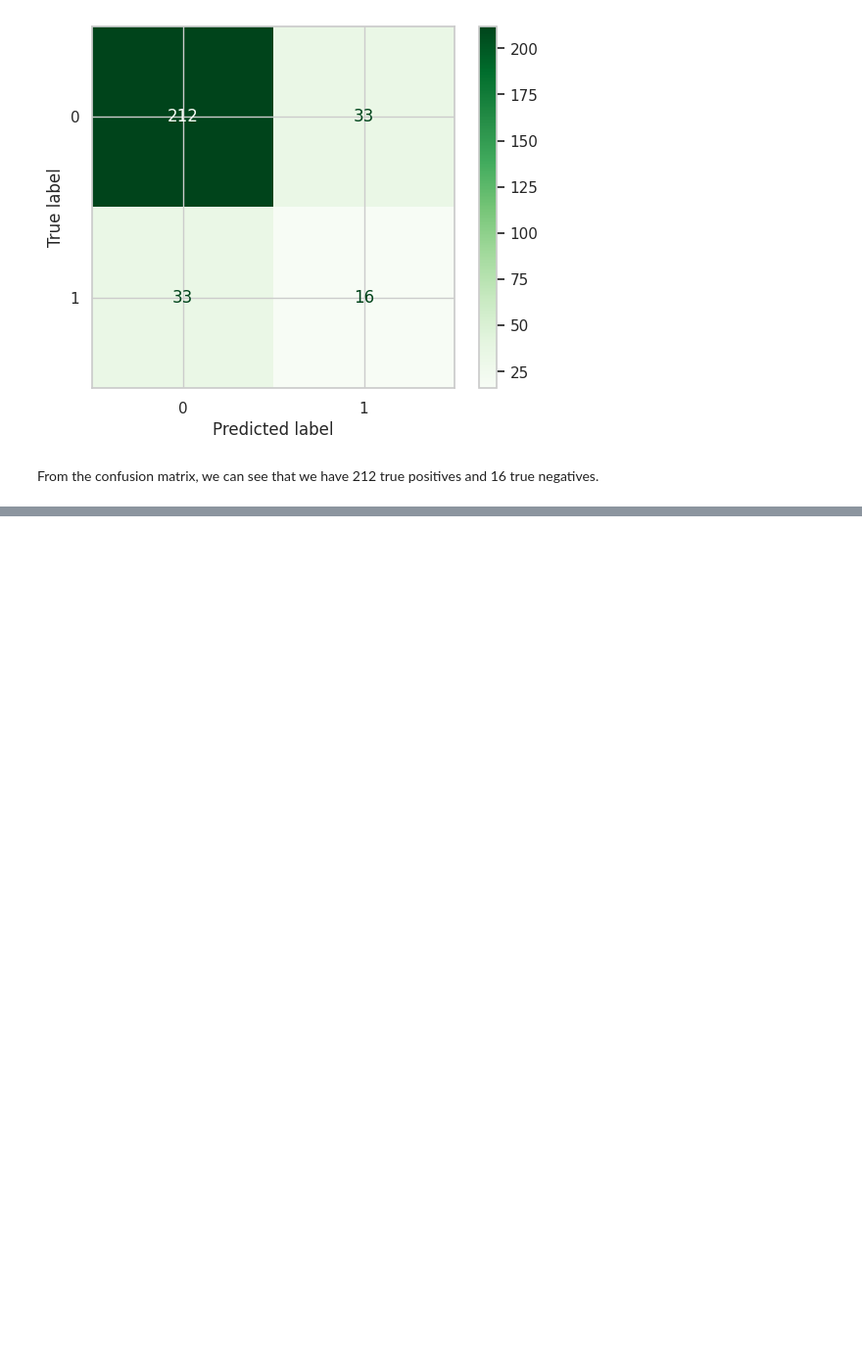
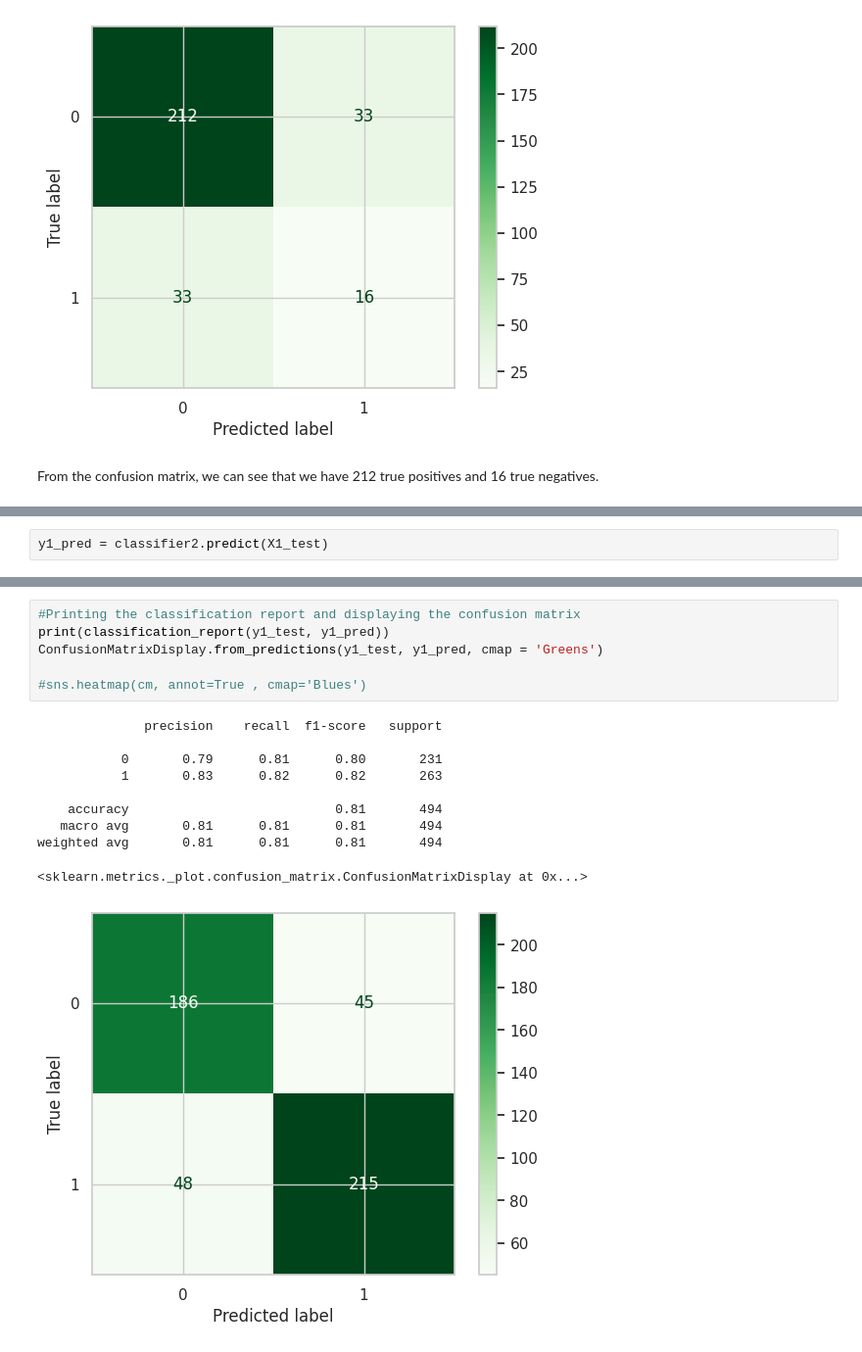
Before and after one commit to Denniskag/Python-Assignment, a Jupyter notebook: Employee_Attrition (1).ipynb, the cells around one changed output, grey strips where cells are left out. Shown at 98% size. Drawn from its saved outputs; the diff is of its cells as text; blank space fills up the shorter version.

```diff
--- a/Employee_Attrition (1).ipynb
+++ b/Employee_Attrition (1).ipynb
@@ -541,0 +588,2 @@ From the confusion matrix, we can see that we have 212 true positives and 16 tru
+# %%
+y1_pred = classifier2.predict(X1_test)
@@ -542,3 +600,20 @@ From the confusion matrix, we can see that we have 212 true positives and 16 tru
+# %%
+#Printing the classification report and displaying the confusion matrix
+print(classification_report(y1_test, y1_pred))
+ConfusionMatrixDisplay.from_predictions(y1_test, y1_pred, cmap = 'Greens')
+
+#sns.heatmap(cm, annot=True , cmap='Blues')
+# %% [output]
+              precision    recall  f1-score   support
+
+           0       0.79      0.81      0.80       231
+           1       0.83      0.82      0.82       263
+
+    accuracy                           0.81       494
+   macro avg       0.81      0.81      0.81       494
+weighted avg       0.81      0.81      0.81       494
+<sklearn.metrics._plot.confusion_matrix.ConfusionMatrixDisplay at 0x...>
+[figure, added]
 # %%
 #Perfroming crossvalidatiom
 from sklearn.model_selection import cross_val_score
```
Also changed, not shown: parts of 23 cells of this notebook.
